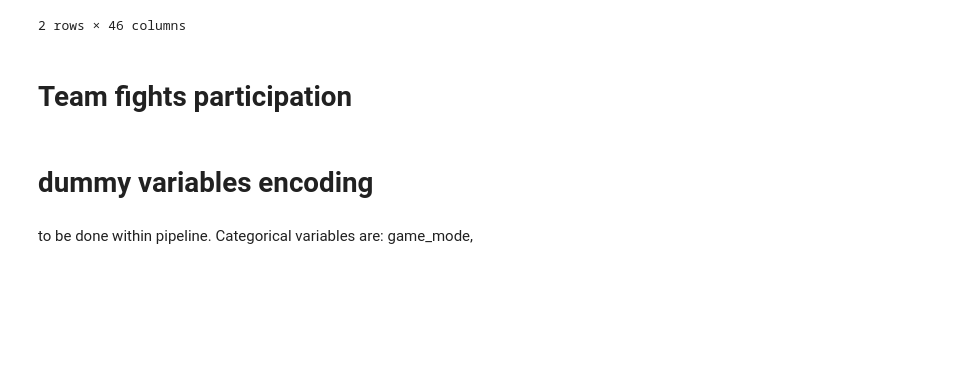
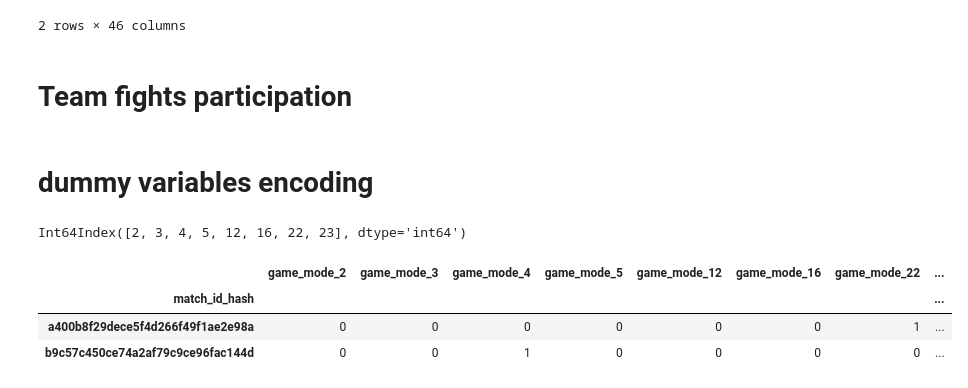
Before and after one commit to tankonst/game_winner_binary_classifier, a Jupyter notebook: transformations_tk.ipynb, the cells around one changed output. Cells and saved outputs as stored; diff of their text form; code cells hidden in the pictures; blank space fills up the shorter version.

```diff
--- a/transformations_tk.ipynb
+++ b/transformations_tk.ipynb
@@ -220,5 +220,20 @@ for col in d_teamfight:
     full_df[full_df[col] >1][col] = 1
 # %% [markdown]
 # dummy variables encoding
-# %% [markdown]
-to be done within pipeline. Categorical variables are: game_mode,
+# %%
+game_mode = pd.get_dummies(full_df['game_mode'])
+game_mode.columns
+# %% [output]
+Int64Index([2, 3, 4, 5, 12, 16, 22, 23], dtype='int64')
+# %%
+game_mode_col = []
+for name in game_mode.columns:
+    name = 'game_mode_{}'.format(name)
+    game_mode_col.append(name)
+game_mode.columns = game_mode_col
+game_mode.head(2)
+# %% [output]
+|  | game_mode_2 | game_mode_3 | game_mode_4 | game_mode_5 | game_mode_12 | game_mode_16 | game_mode_22 | ... |
+| match_id_hash |  |  |  |  |  |  |  | ... |
+| a400b8f29dece5f4d266f49f1ae2e98a | 0 | 0 | 0 | 0 | 0 | 0 | 1 | ... |
+| b9c57c450ce74a2af79c9ce96fac144d | 0 | 0 | 1 | 0 | 0 | 0 | 0 | ... |
```
Also changed, not shown: parts of 6 cells of this notebook, 1 other file.
